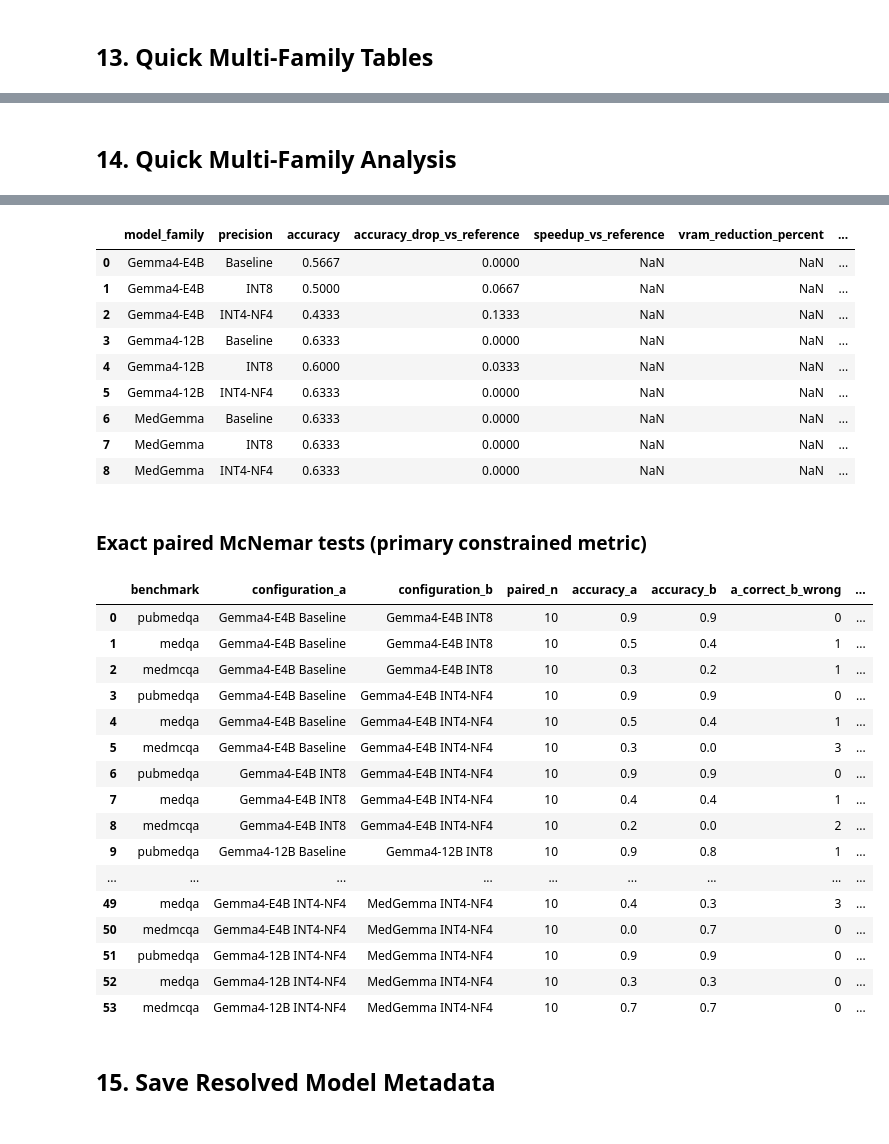
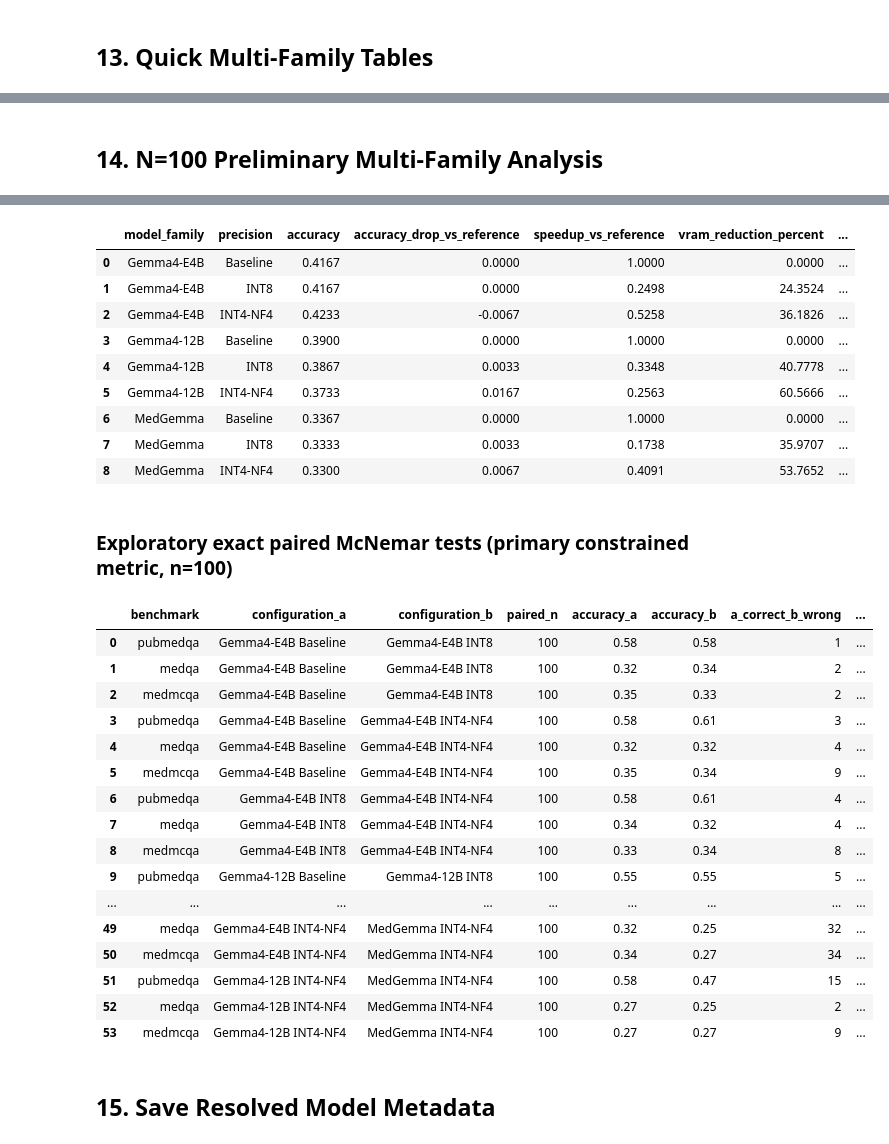
Before and after one commit to peempat/medpubcodex, a Jupyter notebook: gemma_medical_quantization_benchmark.ipynb, the cells around one changed output, grey strips where cells are left out. Cells and saved outputs as stored; diff of their text form; code cells hidden in the pictures.

```diff
--- a/gemma_medical_quantization_benchmark.ipynb
+++ b/gemma_medical_quantization_benchmark.ipynb
@@ -1770,6 +2124,6 @@ else:
 ... (8 outputs left out)
 # %% [markdown]
-## 14. Quick Multi-Family Analysis
+## 14. N=100 Preliminary Multi-Family Analysis
 # %%
 def relative_metrics(family, precision, accuracy, performance, memory):
     '''Compare one configuration against its own family reference precision.'''
@@ -1810,9 +2164,16 @@ multi_family_relative = pd.DataFrame(relative_rows)
 multi_family_relative.to_csv(
     Path(OUTPUT_DIR) / f"{RUN_PREFIX}_relative_metrics.csv", index=False)
 
-lines = ["## Multi-family analysis of completed experiments", ""]
+analysis_n = int(multi_family_benchmark_summary["total_evaluated"].max()) if not multi_family_benchmark_summary.empty else 0
+lines = ["## N=100 preliminary multi-family analysis", ""]
+lines.append(
+    f"Scope: constrained scoring uses up to **{analysis_n} questions per dataset** in this smoke run. "
+    "Wilson 95% confidence intervals and exact paired McNemar tests are reported for the completed n=100 sample, "
+    "but they are exploratory and should not be described as final full-300 conclusions."
+)
 lines.append(f"Reference precision: **{REFERENCE_PRECISION}**. "
              "Relative figures compare a configuration against the same family only.")
+lines.append("Published-model rows remain placeholders/literature context only and are not merged with measured n=100 experimental results.")
 
 lines += ["", f"### 1. Cross-family accuracy at {REFERENCE_PRECISION}"]
 reference_accuracy = {
@@ -1823,7 +2184,7 @@ usable = {k: v for k, v in reference_accuracy.items() if pd.notna(v)}
 if usable:
     ranked = sorted(usable.items(), key=lambda kv: kv[1], reverse=True)
     lines.append(", ".join(f"{name} {value:.4f}" for name, value in ranked) + ".")
-    lines.append(f"Highest mean accuracy at this precision: **{ranked[0][0]}**.")
+    lines.append(f"Highest mean accuracy at this precision in this n=100 run: **{ranked[0][0]}**.")
 else:
     lines.append("No family completed the reference precision, so no cross-family statement is made.")
 
@@ -1842,7 +2203,7 @@ for family in ACTIVE_FAMILIES:
             lines.append(f"- {family} {row['precision']}: accuracy drop "
                          f"{row['accuracy_drop_vs_reference']:.4f}; speedup {speed}; VRAM saved {vram}.")
 
-lines += ["", "### 3. Quantization robustness by family"]
+lines += ["", "### 3. Preliminary quantization robustness by family"]
 robustness = {}
 for family in ACTIVE_FAMILIES:
     drops = multi_family_relative[
@@ -1855,7 +2216,7 @@ if len(robustness) >= 2:
     best = min(robustness, key=robustness.get)
     lines.append("Mean absolute accuracy drop: "
                  + ", ".join(f"{k} {v:.4f}" for k, v in robustness.items()) + ".")
-    lines.append(f"Most robust under this definition: **{best}**.")
+    lines.append(f"Most robust under this exploratory n=100 definition: **{best}**.")
 else:
     lines.append("Robustness needs at least two families with a completed reference and quantized run.")
 
@@ -1920,8 +2281,8 @@ def build_mcnemar_table(predictions):
 mcnemar_results = build_mcnemar_table(multi_family_predictions)
 if not mcnemar_results.empty:
     mcnemar_results.to_csv(Path(OUTPUT_DIR) / f"{RUN_PREFIX}_mcnemar_results.csv", index=False)
-    display(Markdown("### Exact paired McNemar tests (primary constrained metric)"))
+    display(Markdown("### Exploratory exact paired McNemar tests (primary constrained metric, n=100)"))
     display(mcnemar_results.round(4))
 else:
-    print("McNemar table will be available after at least two matched configurations complete.")
+    print("McNemar table will be available after at least two matched configurations complete for the n=100 constrained sample.")
 # %% [output]
@@ -1947,31 +2310,31 @@ Most robust under this definition: **MedGemma**.
 |  | model_family | precision | accuracy | accuracy_drop_vs_reference | speedup_vs_reference | vram_reduction_percent | ... |
-| 0 | Gemma4-E4B | Baseline | 0.5667 | 0.0000 | NaN | NaN | ... |
-| 1 | Gemma4-E4B | INT8 | 0.5000 | 0.0667 | NaN | NaN | ... |
-| 2 | Gemma4-E4B | INT4-NF4 | 0.4333 | 0.1333 | NaN | NaN | ... |
-| 3 | Gemma4-12B | Baseline | 0.6333 | 0.0000 | NaN | NaN | ... |
-| 4 | Gemma4-12B | INT8 | 0.6000 | 0.0333 | NaN | NaN | ... |
-| 5 | Gemma4-12B | INT4-NF4 | 0.6333 | 0.0000 | NaN | NaN | ... |
-| 6 | MedGemma | Baseline | 0.6333 | 0.0000 | NaN | NaN | ... |
-| 7 | MedGemma | INT8 | 0.6333 | 0.0000 | NaN | NaN | ... |
-| 8 | MedGemma | INT4-NF4 | 0.6333 | 0.0000 | NaN | NaN | ... |
+| 0 | Gemma4-E4B | Baseline | 0.4167 | 0.0000 | 1.0000 | 0.0000 | ... |
+| 1 | Gemma4-E4B | INT8 | 0.4167 | 0.0000 | 0.2498 | 24.3524 | ... |
+| 2 | Gemma4-E4B | INT4-NF4 | 0.4233 | -0.0067 | 0.5258 | 36.1826 | ... |
+| 3 | Gemma4-12B | Baseline | 0.3900 | 0.0000 | 1.0000 | 0.0000 | ... |
+| 4 | Gemma4-12B | INT8 | 0.3867 | 0.0033 | 0.3348 | 40.7778 | ... |
+| 5 | Gemma4-12B | INT4-NF4 | 0.3733 | 0.0167 | 0.2563 | 60.5666 | ... |
+| 6 | MedGemma | Baseline | 0.3367 | 0.0000 | 1.0000 | 0.0000 | ... |
+| 7 | MedGemma | INT8 | 0.3333 | 0.0033 | 0.1738 | 35.9707 | ... |
+| 8 | MedGemma | INT4-NF4 | 0.3300 | 0.0067 | 0.4091 | 53.7652 | ... |
-### Exact paired McNemar tests (primary constrained metric)
+### Exploratory exact paired McNemar tests (primary constrained metric, n=100)
 |  | benchmark | configuration_a | configuration_b | paired_n | accuracy_a | accuracy_b | a_correct_b_wrong | ... |
-| 0 | pubmedqa | Gemma4-E4B Baseline | Gemma4-E4B INT8 | 10 | 0.9 | 0.9 | 0 | ... |
-| 1 | medqa | Gemma4-E4B Baseline | Gemma4-E4B INT8 | 10 | 0.5 | 0.4 | 1 | ... |
-| 2 | medmcqa | Gemma4-E4B Baseline | Gemma4-E4B INT8 | 10 | 0.3 | 0.2 | 1 | ... |
-| 3 | pubmedqa | Gemma4-E4B Baseline | Gemma4-E4B INT4-NF4 | 10 | 0.9 | 0.9 | 0 | ... |
-| 4 | medqa | Gemma4-E4B Baseline | Gemma4-E4B INT4-NF4 | 10 | 0.5 | 0.4 | 1 | ... |
-| 5 | medmcqa | Gemma4-E4B Baseline | Gemma4-E4B INT4-NF4 | 10 | 0.3 | 0.0 | 3 | ... |
-| 6 | pubmedqa | Gemma4-E4B INT8 | Gemma4-E4B INT4-NF4 | 10 | 0.9 | 0.9 | 0 | ... |
-| 7 | medqa | Gemma4-E4B INT8 | Gemma4-E4B INT4-NF4 | 10 | 0.4 | 0.4 | 1 | ... |
-| 8 | medmcqa | Gemma4-E4B INT8 | Gemma4-E4B INT4-NF4 | 10 | 0.2 | 0.0 | 2 | ... |
-| 9 | pubmedqa | Gemma4-12B Baseline | Gemma4-12B INT8 | 10 | 0.9 | 0.8 | 1 | ... |
+| 0 | pubmedqa | Gemma4-E4B Baseline | Gemma4-E4B INT8 | 100 | 0.58 | 0.58 | 1 | ... |
+| 1 | medqa | Gemma4-E4B Baseline | Gemma4-E4B INT8 | 100 | 0.32 | 0.34 | 2 | ... |
+| 2 | medmcqa | Gemma4-E4B Baseline | Gemma4-E4B INT8 | 100 | 0.35 | 0.33 | 2 | ... |
+| 3 | pubmedqa | Gemma4-E4B Baseline | Gemma4-E4B INT4-NF4 | 100 | 0.58 | 0.61 | 3 | ... |
+| 4 | medqa | Gemma4-E4B Baseline | Gemma4-E4B INT4-NF4 | 100 | 0.32 | 0.32 | 4 | ... |
+| 5 | medmcqa | Gemma4-E4B Baseline | Gemma4-E4B INT4-NF4 | 100 | 0.35 | 0.34 | 9 | ... |
+| 6 | pubmedqa | Gemma4-E4B INT8 | Gemma4-E4B INT4-NF4 | 100 | 0.58 | 0.61 | 4 | ... |
+| 7 | medqa | Gemma4-E4B INT8 | Gemma4-E4B INT4-NF4 | 100 | 0.34 | 0.32 | 4 | ... |
+| 8 | medmcqa | Gemma4-E4B INT8 | Gemma4-E4B INT4-NF4 | 100 | 0.33 | 0.34 | 8 | ... |
+| 9 | pubmedqa | Gemma4-12B Baseline | Gemma4-12B INT8 | 100 | 0.55 | 0.55 | 5 | ... |
 | ... | ... | ... | ... | ... | ... | ... | ... | ... |
-| 49 | medqa | Gemma4-E4B INT4-NF4 | MedGemma INT4-NF4 | 10 | 0.4 | 0.3 | 3 | ... |
-| 50 | medmcqa | Gemma4-E4B INT4-NF4 | MedGemma INT4-NF4 | 10 | 0.0 | 0.7 | 0 | ... |
-| 51 | pubmedqa | Gemma4-12B INT4-NF4 | MedGemma INT4-NF4 | 10 | 0.9 | 0.9 | 0 | ... |
-| 52 | medqa | Gemma4-12B INT4-NF4 | MedGemma INT4-NF4 | 10 | 0.3 | 0.3 | 0 | ... |
-| 53 | medmcqa | Gemma4-12B INT4-NF4 | MedGemma INT4-NF4 | 10 | 0.7 | 0.7 | 0 | ... |
+| 49 | medqa | Gemma4-E4B INT4-NF4 | MedGemma INT4-NF4 | 100 | 0.32 | 0.25 | 32 | ... |
+| 50 | medmcqa | Gemma4-E4B INT4-NF4 | MedGemma INT4-NF4 | 100 | 0.34 | 0.27 | 34 | ... |
+| 51 | pubmedqa | Gemma4-12B INT4-NF4 | MedGemma INT4-NF4 | 100 | 0.58 | 0.47 | 15 | ... |
+| 52 | medqa | Gemma4-12B INT4-NF4 | MedGemma INT4-NF4 | 100 | 0.27 | 0.25 | 2 | ... |
+| 53 | medmcqa | Gemma4-12B INT4-NF4 | MedGemma INT4-NF4 | 100 | 0.27 | 0.27 | 9 | ... |
 # %% [markdown]
 ## 15. Save Resolved Model Metadata
 # %%
```
Also changed, not shown: parts of 36 cells of this notebook.
